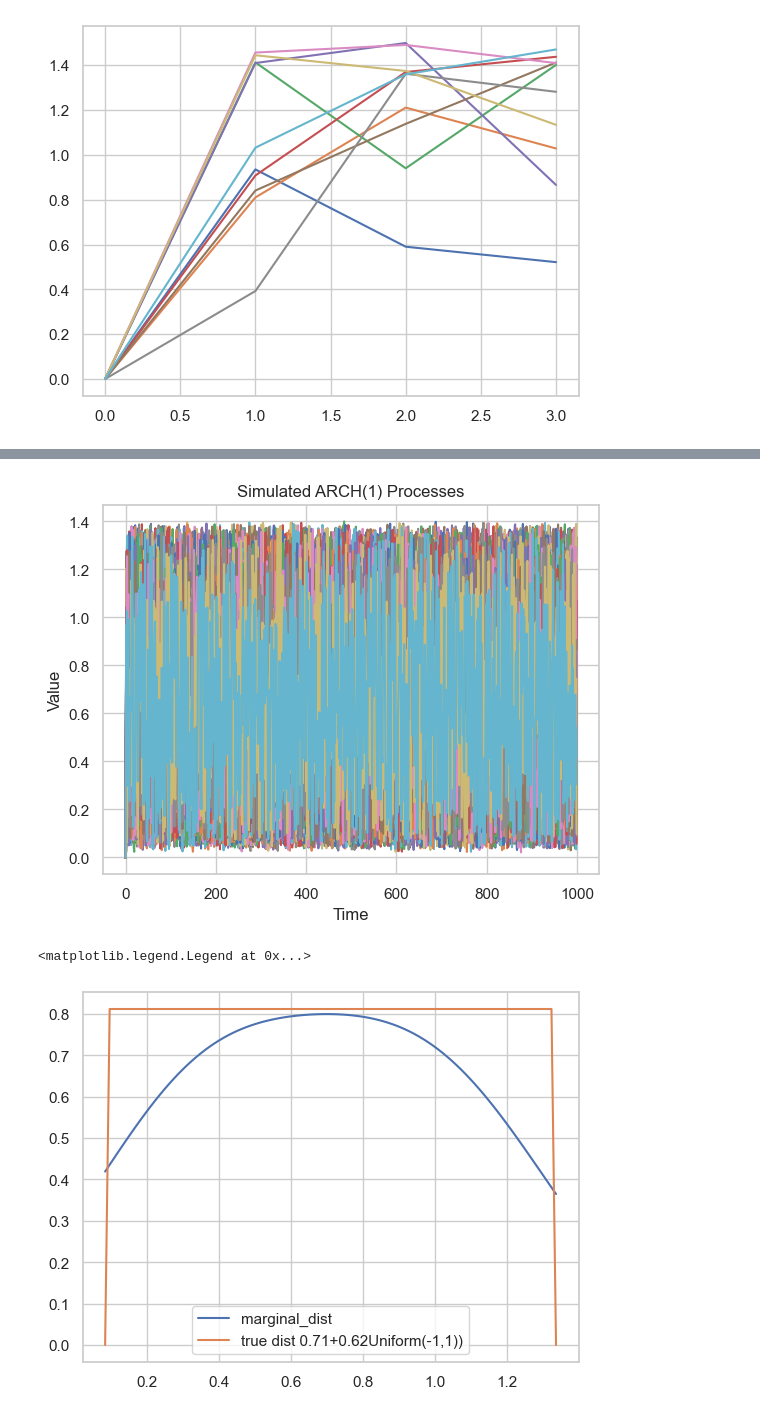
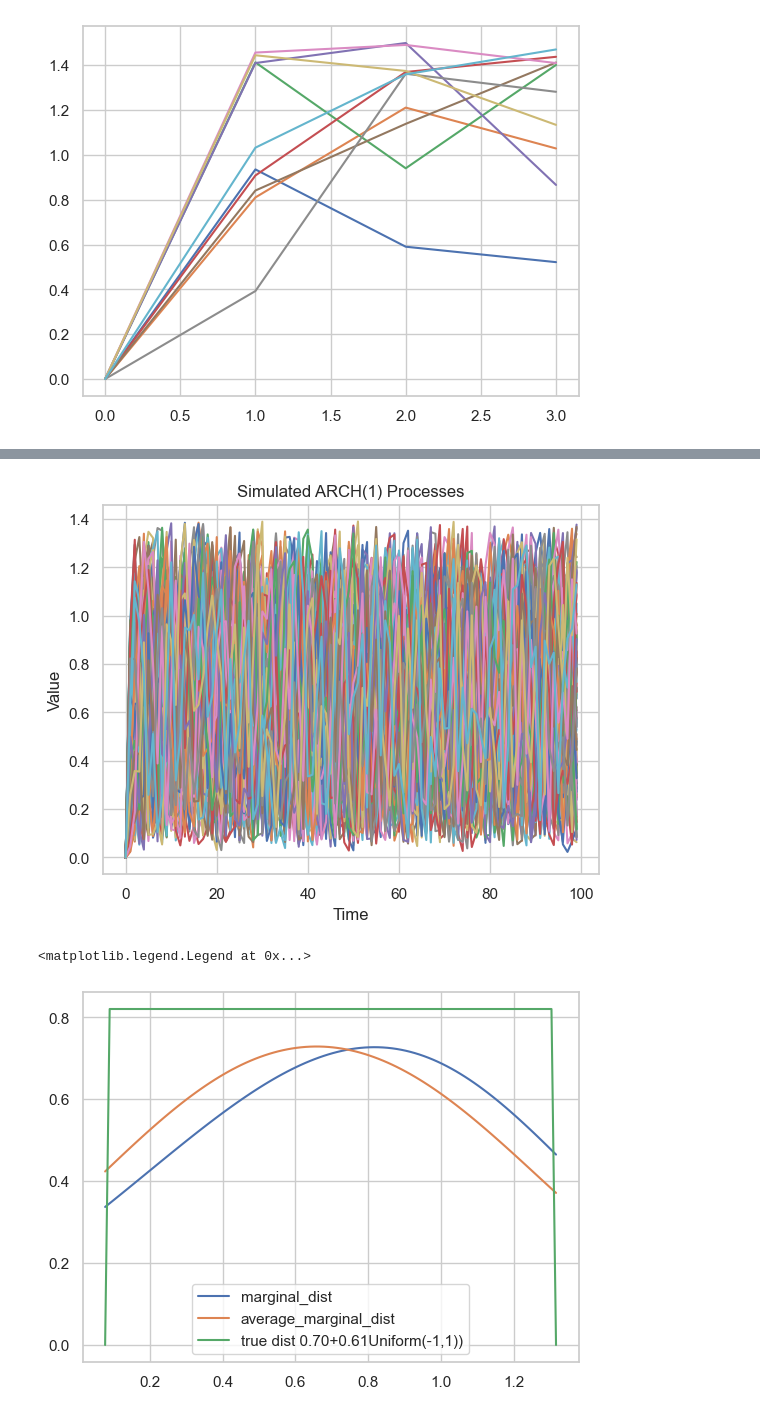
Before and after one commit to statsmarkov/depth_markov, a Jupyter notebook: sandbox.ipynb, the cells around one changed output, grey strips where cells are left out. Saved outputs shown, nothing was run; the diff lists cells and outputs as text; code cells hidden in the pictures.

```diff
--- a/sandbox.ipynb
+++ b/sandbox.ipynb
@@ -232,7 +232,7 @@ from utils.kernel_estimation import nadaraya_watson_marginal_pdf, nadaraya_watso
 from utils.simulate_markov import simulate_ar1_process, NORMAL_NOISE, UNIFORM_NOISE
 from scipy.stats import norm, uniform
 # %%
-n_steps = 10**3
+n_steps = 10**2
 M = 100
 # %%
 # Parameters of the AR(1) process X_t=phi*X_{t-1}+\epsilon_t
@@ -467,29 +467,34 @@ plt.ylabel("Value")
 plt.title("Simulated ARCH(1) Processes")
 plt.show()
 # %% [output]
-[figure, old version]
+[figure, new version]
 # %%
 data = arch_simulations[0]
 x=data[70]
-marginal_dist = nadaraya_watson_marginal_pdf(x=x, data=data, inverse_bandwidth=inverse_bandwidth)
 marginal_cdf = nadaraya_watson_marginal_cdf(x=x, data=data, inverse_bandwidth=inverse_bandwidth)
 marginal_direct_cdf = nadaraya_watson_marginal_cdf_direct(x=x, data=data, inverse_bandwidth=inverse_bandwidth)
+marginal_dist = nadaraya_watson_marginal_pdf(x=x, data=data, inverse_bandwidth=inverse_bandwidth)
+average_marginal_dist = nadaraya_watson_average_marginal_pdf(x=x, samples=arch_simulations, inverse_bandwidth=inverse_bandwidth)
+average_marginal_cdf = nadaraya_watson_average_marginal_cdf(x=x, samples=arch_simulations, inverse_bandwidth=inverse_bandwidth)
+average_marginal_direct_cdf = nadaraya_watson_average_marginal_cdf_direct(x=x, samples=arch_simulations, inverse_bandwidth=inverse_bandwidth)
 mean = logistic_function(x)
 sigma = volatility_function(x)
 # %%
 t_values = np.linspace(mean-sigma-0.01, mean+sigma+0.01, 100)
 # Compute the values of the function for each x value
 y_values = np.array([marginal_dist(t) for t in t_values])
+yy_values = np.array([average_marginal_dist(t) for t in t_values])
 # In scipy, the uniform distribution wih loc=loc and scale=scale
 # is distributed as Uniform([loc,loc+scale])
 true_dist = uniform(loc=mean-sigma, scale=2*sigma)
 true_values = true_dist.pdf(t_values)
 plt.plot(t_values, y_values, label='marginal_dist')
+plt.plot(t_values, yy_values, label='average_marginal_dist')
 plt.plot(t_values, true_values, label=f'true dist {mean:.2f}+{sigma:.2f}Uniform(-1,1))')
 plt.legend()
 # %% [output]
 <matplotlib.legend.Legend at 0x...>
-[figure, old version]
+[figure, new version]
 # %%
 t_values = np.linspace(mean-sigma, mean+sigma, 100)
 # Compute the values of the function for each t value
```
Also changed, not shown: parts of 12 cells of this notebook, 8 other files.
